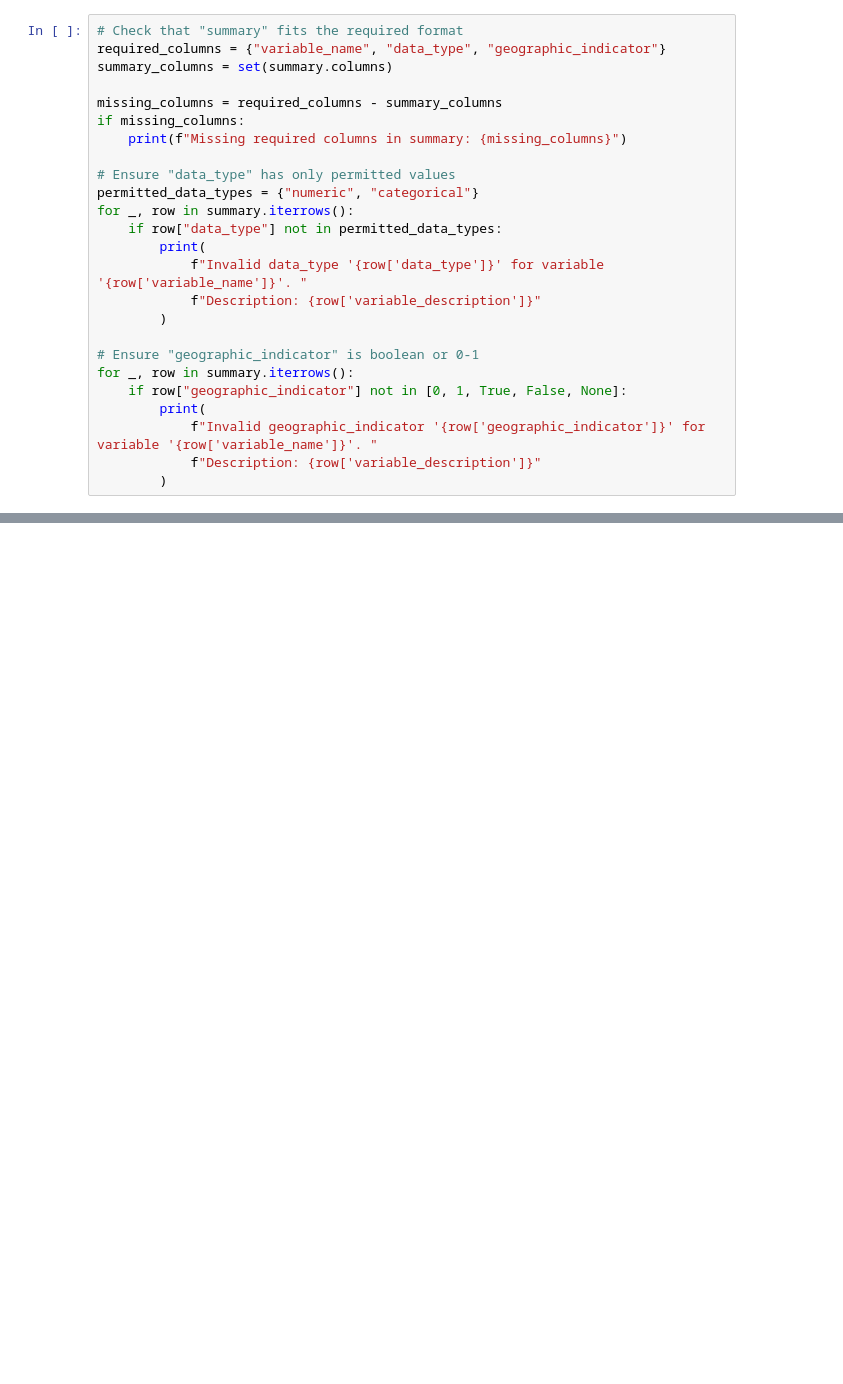
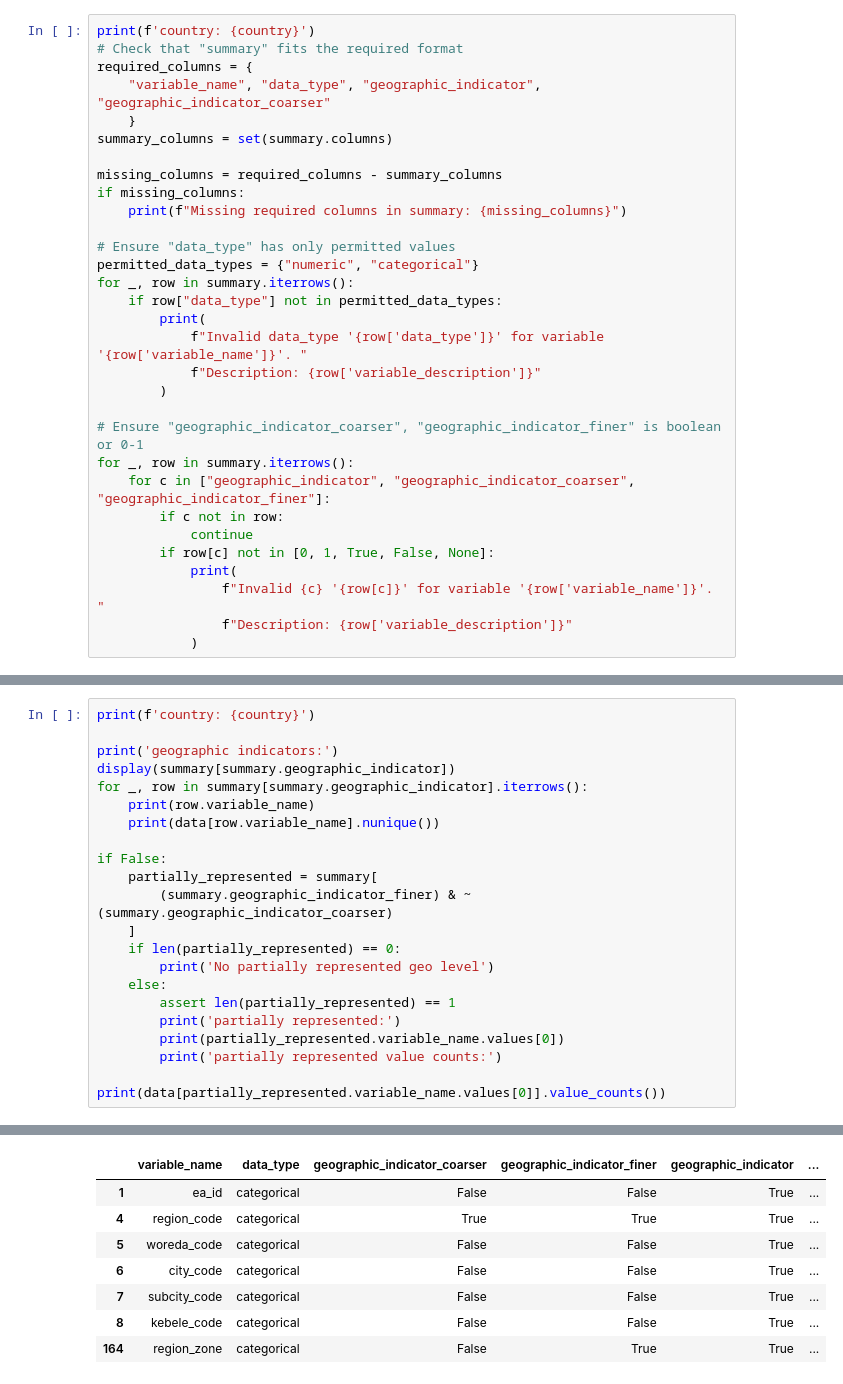
Before and after one commit to lselker13/eop, a Jupyter notebook: process_data/check_finished_data.ipynb, the cells around one changed output, grey strips where cells are left out. Saved outputs shown, nothing was run; the diff lists cells and outputs as text; blank space fills up the shorter version.

```diff
--- a/process_data/check_finished_data.ipynb
+++ b/process_data/check_finished_data.ipynb
@@ -288,6 +512,9 @@ Columns in data but not in summary: {'hhid'}
 # %%
+print(f'country: {country}')
 # Check that "summary" fits the required format
-required_columns = {"variable_name", "data_type", "geographic_indicator"}
+required_columns = {
+    "variable_name", "data_type", "geographic_indicator", "geographic_indicator_coarser"
+    }
 summary_columns = set(summary.columns)
 
 missing_columns = required_columns - summary_columns
@@ -303,10 +530,13 @@ for _, row in summary.iterrows():
             f"Description: {row['variable_description']}"
         )
 
-# Ensure "geographic_indicator" is boolean or 0-1
+# Ensure "geographic_indicator_coarser", "geographic_indicator_finer" is boolean or 0-1
 for _, row in summary.iterrows():
-    if row["geographic_indicator"] not in [0, 1, True, False, None]:
-        print(
-            f"Invalid geographic_indicator '{row['geographic_indicator']}' for variable '{row['variable_name']}'. "
-            f"Description: {row['variable_description']}"
-        )
+    for c in ["geographic_indicator", "geographic_indicator_coarser", "geographic_indicator_finer"]:
+        if c not in row:
+            continue
+        if row[c] not in [0, 1, True, False, None]:
+            print(
+                f"Invalid {c} '{row[c]}' for variable '{row['variable_name']}'. "
+                f"Description: {row['variable_description']}"
+            )
@@ -370,0 +593,22 @@ Name: count, dtype: int64
+# %%
+print(f'country: {country}')
+
+print('geographic indicators:')
+display(summary[summary.geographic_indicator])
+for _, row in summary[summary.geographic_indicator].iterrows():
+    print(row.variable_name)
+    print(data[row.variable_name].nunique())
+
+if False:
+    partially_represented = summary[
+        (summary.geographic_indicator_finer) & ~(summary.geographic_indicator_coarser)
+    ]
+    if len(partially_represented) == 0:
+        print('No partially represented geo level')
+    else:
+        assert len(partially_represented) == 1
+        print('partially represented:')
+        print(partially_represented.variable_name.values[0])
+        print('partially represented value counts:')
+        print(data[partially_represented.variable_name.values[0]].value_counts())
+# %% [output]
@@ -370,0 +617,8 @@ Name: count, dtype: int64
+|  | variable_name | data_type | geographic_indicator_coarser | geographic_indicator_finer | geographic_indicator | ... |
+| 1 | ea_id | categorical | False | False | True | ... |
+| 4 | region_code | categorical | True | True | True | ... |
+| 5 | woreda_code | categorical | False | False | True | ... |
+| 6 | city_code | categorical | False | False | True | ... |
+| 7 | subcity_code | categorical | False | False | True | ... |
+| 8 | kebele_code | categorical | False | False | True | ... |
+| 164 | region_zone | categorical | False | True | True | ... |
```
Also changed, not shown: parts of 27 cells of this notebook, 6 other files.
